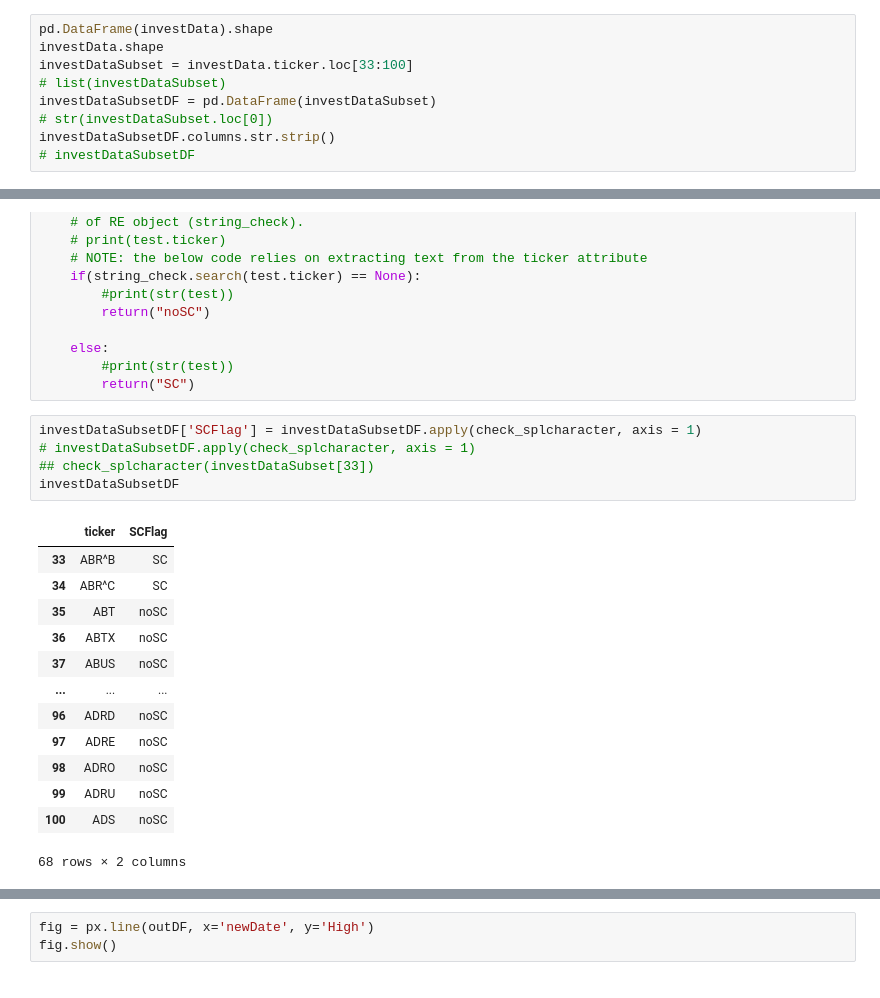
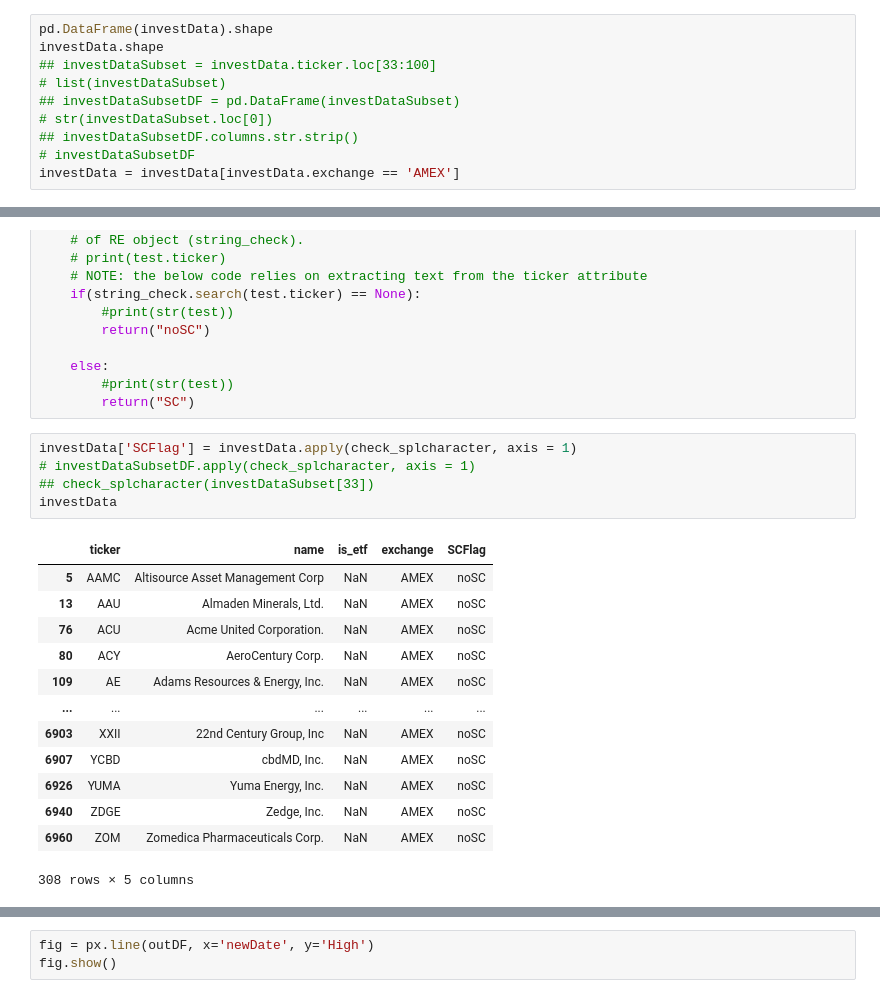
Before and after one commit to dcovarru/investmentsPython, a Jupyter notebook: investments.ipynb, the cells around one changed output, grey strips where cells are left out. Cells and saved outputs as stored; diff of their text form.

```diff
--- a/investments.ipynb
+++ b/investments.ipynb
@@ -46,9 +46,10 @@ investData = pd.read_csv('https://dumbstockapi.com/stock?format=csv&countries=US
 # %%
 pd.DataFrame(investData).shape
 investData.shape
-investDataSubset = investData.ticker.loc[33:100]
+## investDataSubset = investData.ticker.loc[33:100]
 # list(investDataSubset)
-investDataSubsetDF = pd.DataFrame(investDataSubset)
+## investDataSubsetDF = pd.DataFrame(investDataSubset)
 # str(investDataSubset.loc[0])
-investDataSubsetDF.columns.str.strip()
+## investDataSubsetDF.columns.str.strip()
 # investDataSubsetDF
+investData = investData[investData.exchange == 'AMEX']
@@ -81,24 +101,24 @@ def check_splcharacter(test):
         #print(str(test))
         return("SC")
 # %%
-investDataSubsetDF['SCFlag'] = investDataSubsetDF.apply(check_splcharacter, axis = 1)
+investData['SCFlag'] = investData.apply(check_splcharacter, axis = 1)
 # investDataSubsetDF.apply(check_splcharacter, axis = 1)
 ## check_splcharacter(investDataSubset[33])
-investDataSubsetDF
+investData
 # %% [output]
-|  | ticker | SCFlag |
-| 33 | ABR^B | SC |
-| 34 | ABR^C | SC |
-| 35 | ABT | noSC |
-| 36 | ABTX | noSC |
-| 37 | ABUS | noSC |
-| ... | ... | ... |
-| 96 | ADRD | noSC |
-| 97 | ADRE | noSC |
-| 98 | ADRO | noSC |
-| 99 | ADRU | noSC |
-| 100 | ADS | noSC |
+|  | ticker | name | is_etf | exchange | SCFlag |
+| 5 | AAMC | Altisource Asset Management Corp | NaN | AMEX | noSC |
+| 13 | AAU | Almaden Minerals, Ltd. | NaN | AMEX | noSC |
+| 76 | ACU | Acme United Corporation. | NaN | AMEX | noSC |
+| 80 | ACY | AeroCentury Corp. | NaN | AMEX | noSC |
+| 109 | AE | Adams Resources & Energy, Inc. | NaN | AMEX | noSC |
+| ... | ... | ... | ... | ... | ... |
+| 6903 | XXII | 22nd Century Group, Inc | NaN | AMEX | noSC |
+| 6907 | YCBD | cbdMD, Inc. | NaN | AMEX | noSC |
+| 6926 | YUMA | Yuma Energy, Inc. | NaN | AMEX | noSC |
+| 6940 | ZDGE | Zedge, Inc. | NaN | AMEX | noSC |
+| 6960 | ZOM | Zomedica Pharmaceuticals Corp. | NaN | AMEX | noSC |
-68 rows × 2 columns
+308 rows × 5 columns
 # %%
 ######################################
 # need to address instances where ticker does not exist
```
Also changed, not shown: parts of 9 cells of this notebook.
